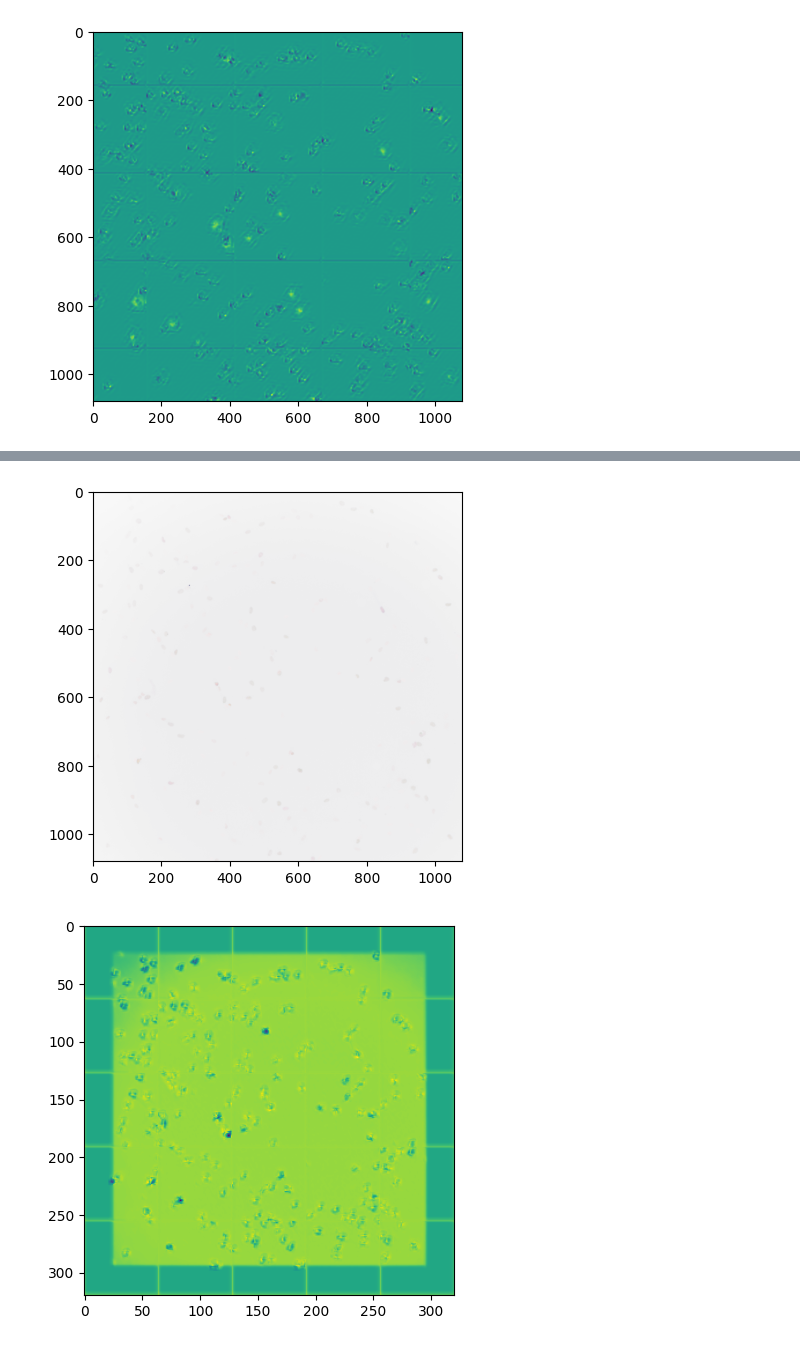
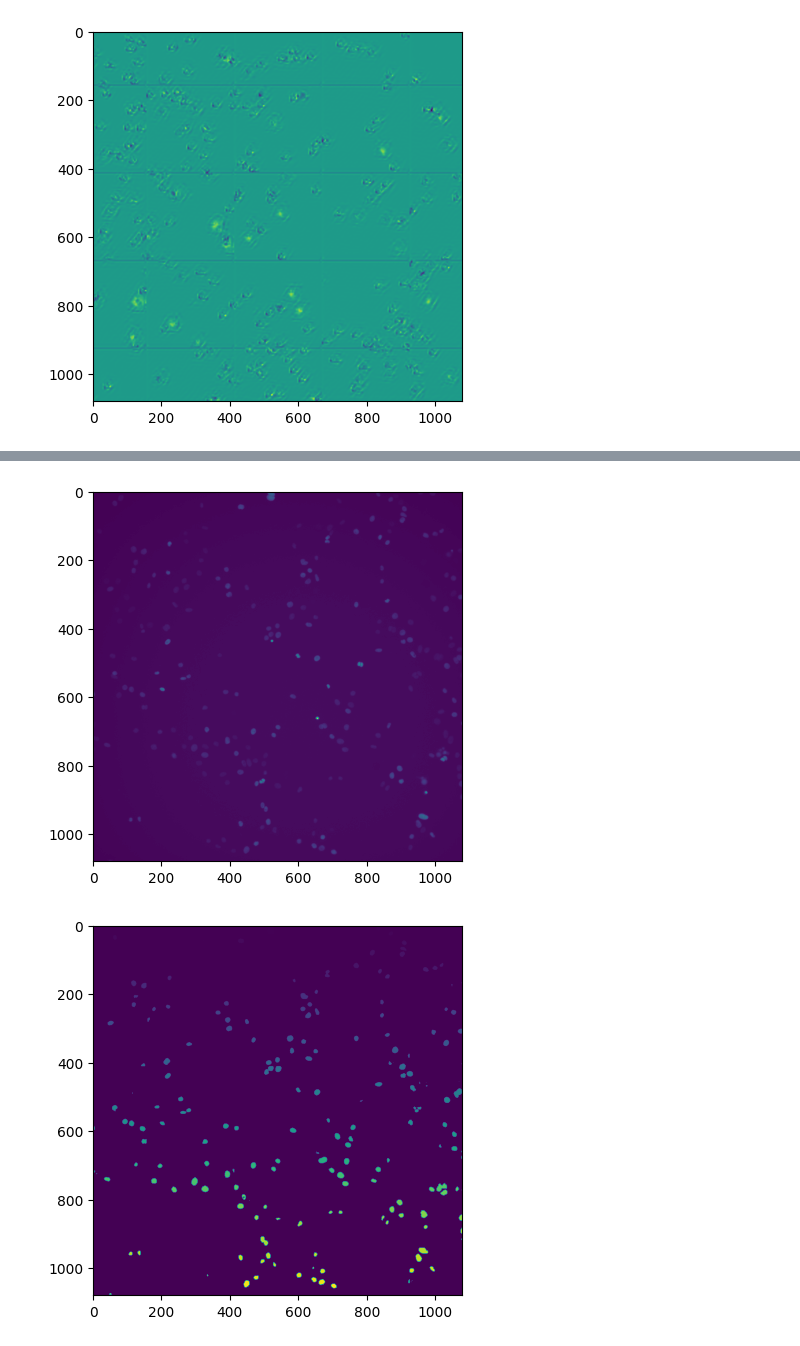
Before and after one commit to rzuberi/lightseg, a Jupyter notebook: testing_cellmatch.ipynb, the cells around one changed output, grey strips where cells are left out. Drawn from its saved outputs; the diff is of its cells as text; code cells hidden in the pictures.

```diff
--- a/testing_cellmatch.ipynb
+++ b/testing_cellmatch.ipynb
@@ -148,0 +60,5 @@ plt.axis('off')
+# %%
+images_path_1059 = os.getcwd() + '/images_1059_0/'
+images_1059 = import_images(images_path_1059,normalisation=True,num_imgs=5,format='.tiff')
+# %%
+instance_masks, masks, cps = model.eval(images_1059) #Making predictions
@@ -149,9 +76,8 @@ plt.axis('off')
 # %%
-plt.imshow(images[0])
+plt.imshow(images_1059[0])
 plt.show()
-
-plt.imshow(stacked)
+plt.imshow(instance_masks[0])
 plt.show()
 # %% [output]
-[figure, old version]
+[figure, new version]
-[figure, old version]
+[figure, new version]
```
Also changed, not shown: parts of 23 cells of this notebook.
